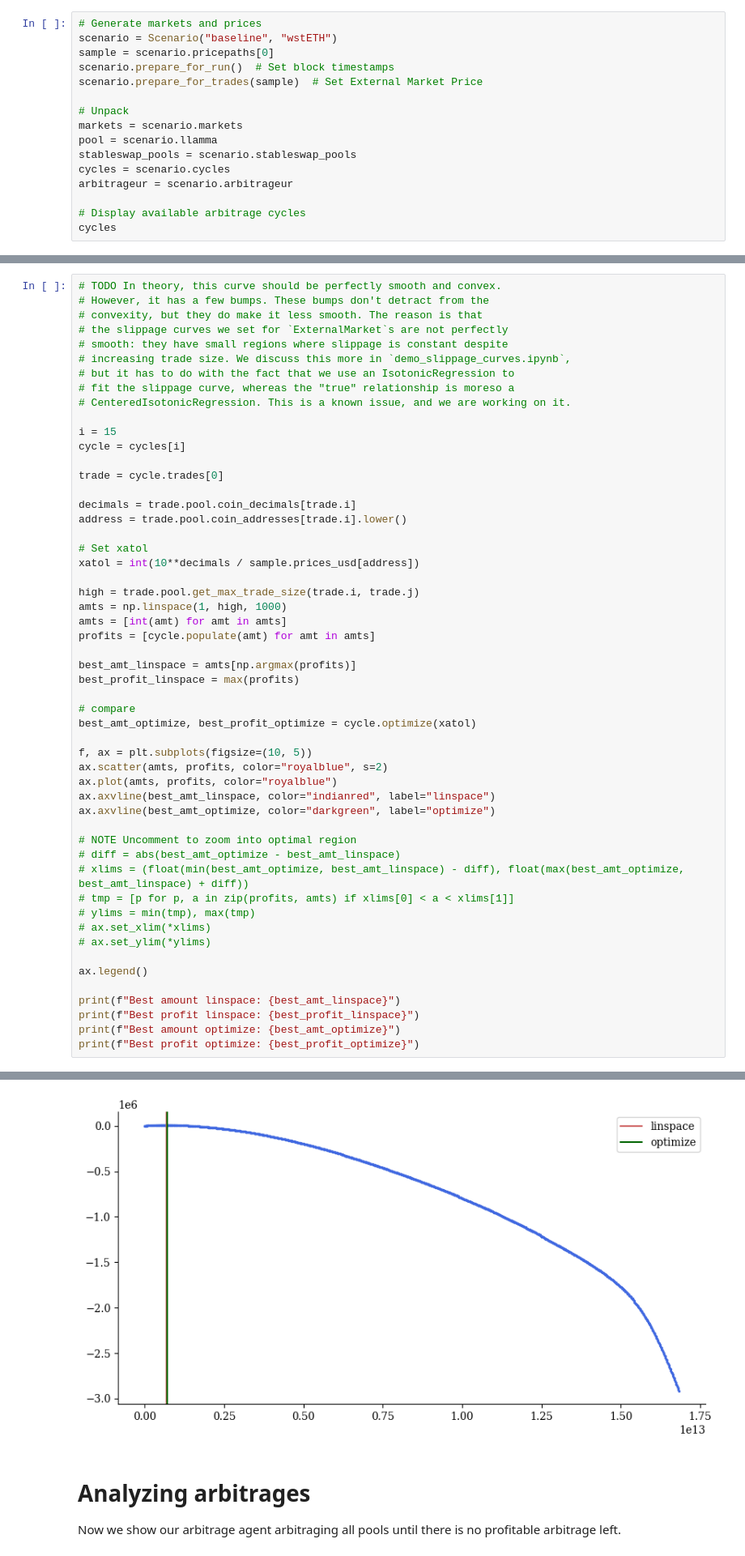
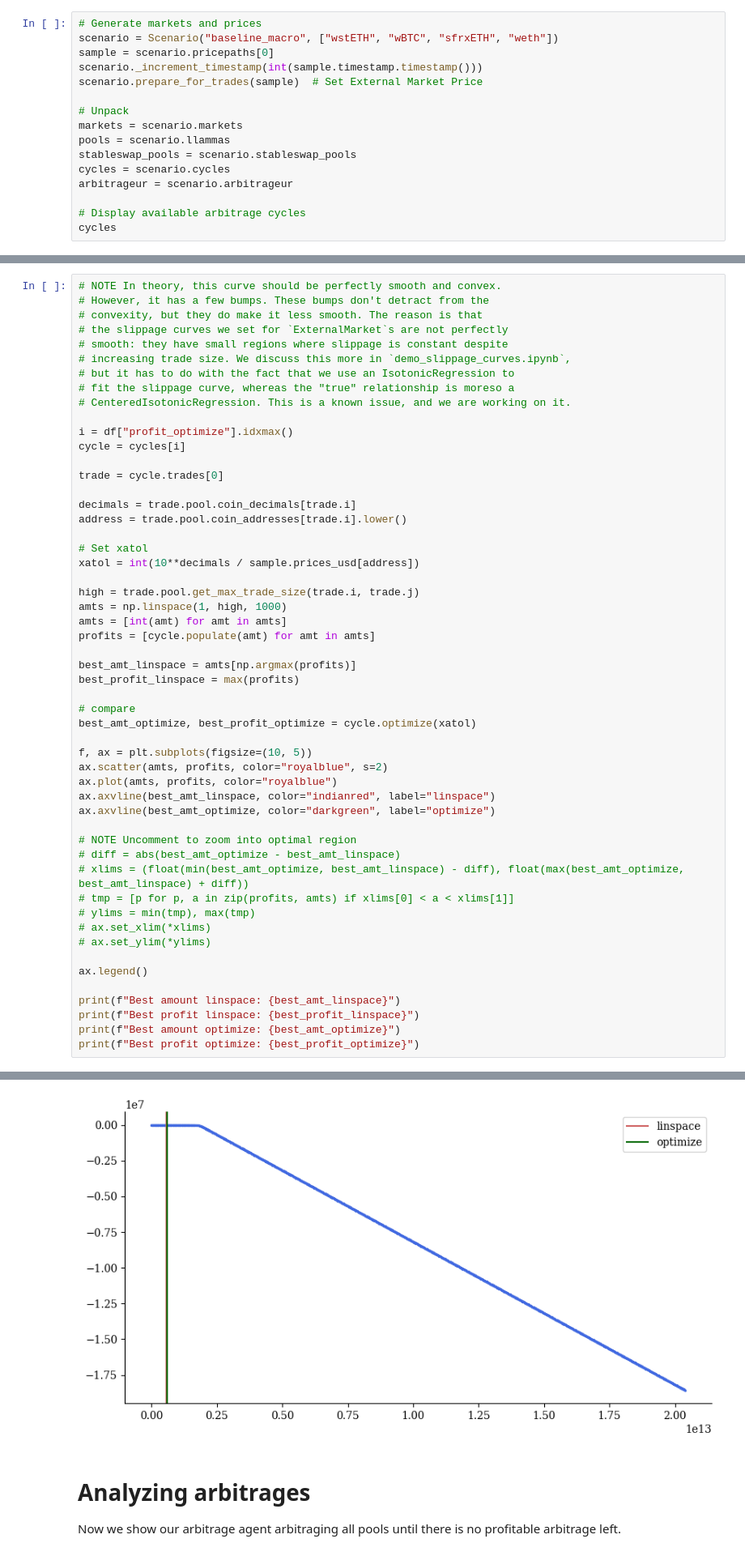
Before and after one commit to xenophonlabs/crvUSDrisk, a Jupyter notebook: notebooks/demo_arbitrage.ipynb, the cells around one changed output, grey strips where cells are left out. Shown at 81% size. Cells and saved outputs as stored; diff of their text form.

```diff
--- a/notebooks/demo_arbitrage.ipynb
+++ b/notebooks/demo_arbitrage.ipynb
@@ -23,14 +23,14 @@ from src.sim.scenario import Scenario
 %autoreload 2
 # %%
 # Generate markets and prices
-scenario = Scenario("baseline", "wstETH")
+scenario = Scenario("baseline_macro", ["wstETH", "wBTC", "sfrxETH", "weth"])
 sample = scenario.pricepaths[0]
-scenario.prepare_for_run()  # Set block timestamps
+scenario._increment_timestamp(int(sample.timestamp.timestamp()))
 scenario.prepare_for_trades(sample)  # Set External Market Price
 
 # Unpack
 markets = scenario.markets
-pool = scenario.llamma
+pools = scenario.llammas
 stableswap_pools = scenario.stableswap_pools
 cycles = scenario.cycles
 arbitrageur = scenario.arbitrageur
@@ -158,5 +173,5 @@ df
 # %%
-# TODO In theory, this curve should be perfectly smooth and convex.
+# NOTE In theory, this curve should be perfectly smooth and convex.
 # However, it has a few bumps. These bumps don't detract from the
 # convexity, but they do make it less smooth. The reason is that
 # the slippage curves we set for `ExternalMarket`s are not perfectly
@@ -166,7 +181,7 @@ df
 # fit the slippage curve, whereas the "true" relationship is moreso a
 # CenteredIsotonicRegression. This is a known issue, and we are working on it.
 
-i = 15
+i = df["profit_optimize"].idxmax()
 cycle = cycles[i]
 
 trade = cycle.trades[0]
@@ -216,4 +231,4 @@ Best profit optimize: 8763.740606
-[figure, old version]
+[figure, new version]
 # %% [markdown]
 # Analyzing arbitrages
 
```
Also changed, not shown: parts of 8 cells of this notebook, 4 other files.
